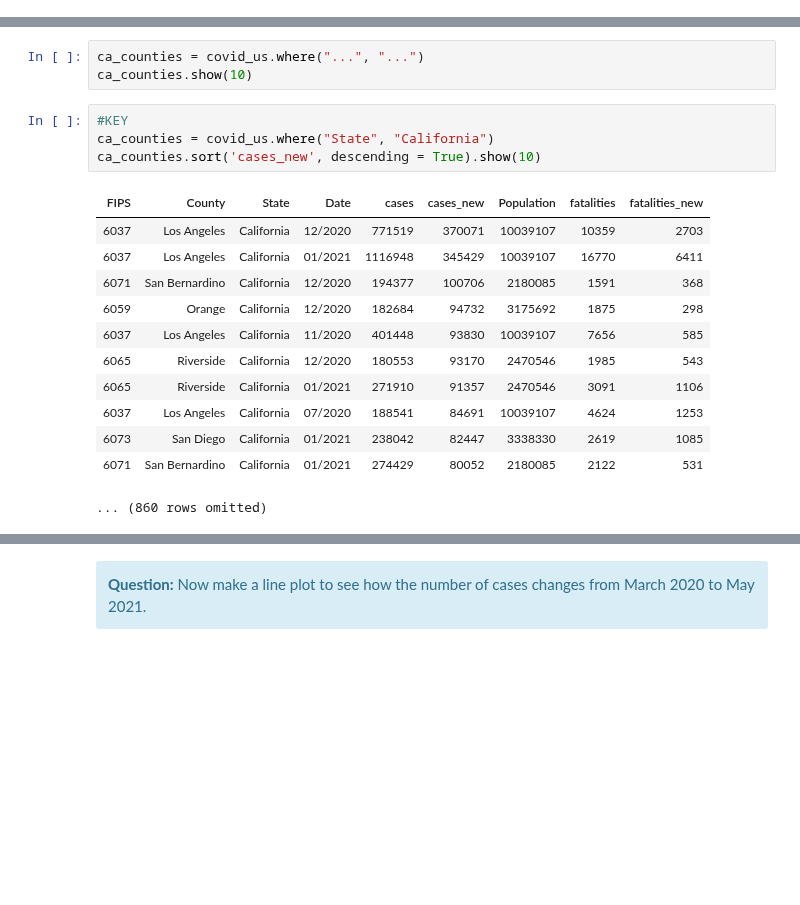
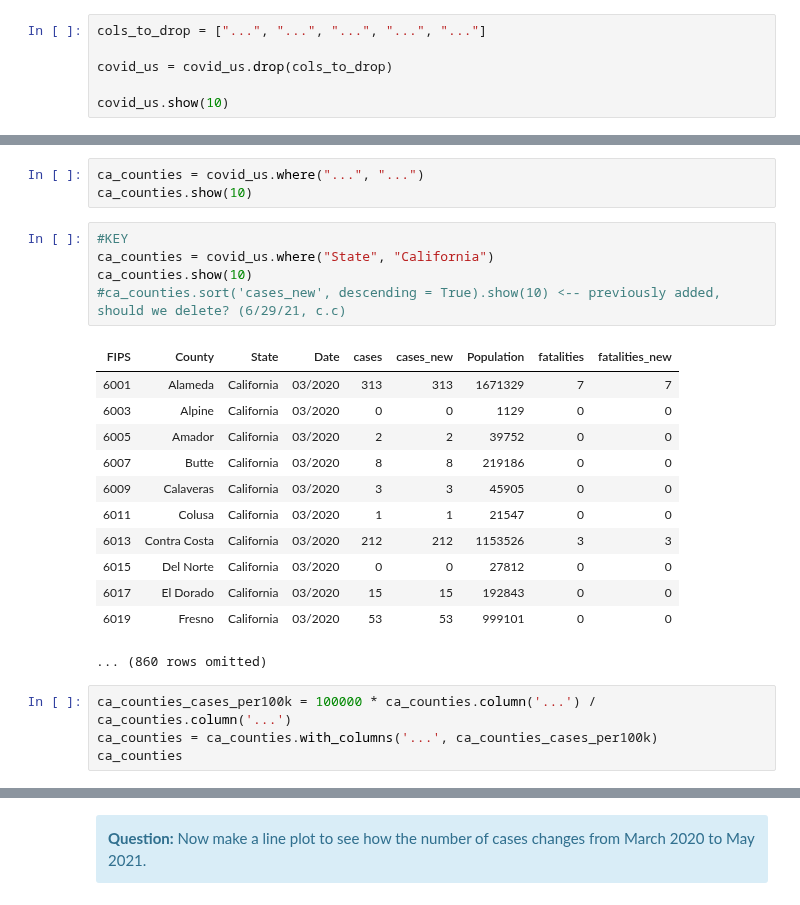
Before and after one commit to ds-modules/BUDS-SU21-Dev, a Jupyter notebook: Project_2/COVID/COVID.ipynb, the cells around one changed output, grey strips where cells are left out. Saved outputs shown, nothing was run; the diff lists cells and outputs as text; blank space fills up the shorter version.

```diff
--- a/Project_2/COVID/COVID.ipynb
+++ b/Project_2/COVID/COVID.ipynb
@@ -193 +204,7 @@ Next week, we will make maps, and then the columns `Lat` and `Long_` will be use
+# %%
+cols_to_drop = ["...", "...", "...", "...", "..."]
+
+covid_us = covid_us.drop(cols_to_drop)
+
+covid_us.show(10)
 # %%
@@ -419,18 +478,23 @@ ca_counties.show(10)
 # %%
 #KEY
 ca_counties = covid_us.where("State", "California")
-ca_counties.sort('cases_new', descending = True).show(10)
+ca_counties.show(10)
+#ca_counties.sort('cases_new', descending = True).show(10) <-- previously added, should we delete? (6/29/21, c.c)
 # %% [output]
 | FIPS | County | State | Date | cases | cases_new | Population | fatalities | fatalities_new |
-| 6037 | Los Angeles | California | 12/2020 | 771519 | 370071 | 10039107 | 10359 | 2703 |
-| 6037 | Los Angeles | California | 01/2021 | 1116948 | 345429 | 10039107 | 16770 | 6411 |
-| 6071 | San Bernardino | California | 12/2020 | 194377 | 100706 | 2180085 | 1591 | 368 |
-| 6059 | Orange | California | 12/2020 | 182684 | 94732 | 3175692 | 1875 | 298 |
-| 6037 | Los Angeles | California | 11/2020 | 401448 | 93830 | 10039107 | 7656 | 585 |
-| 6065 | Riverside | California | 12/2020 | 180553 | 93170 | 2470546 | 1985 | 543 |
-| 6065 | Riverside | California | 01/2021 | 271910 | 91357 | 2470546 | 3091 | 1106 |
-| 6037 | Los Angeles | California | 07/2020 | 188541 | 84691 | 10039107 | 4624 | 1253 |
-| 6073 | San Diego | California | 01/2021 | 238042 | 82447 | 3338330 | 2619 | 1085 |
-| 6071 | San Bernardino | California | 01/2021 | 274429 | 80052 | 2180085 | 2122 | 531 |
+| 6001 | Alameda | California | 03/2020 | 313 | 313 | 1671329 | 7 | 7 |
+| 6003 | Alpine | California | 03/2020 | 0 | 0 | 1129 | 0 | 0 |
+| 6005 | Amador | California | 03/2020 | 2 | 2 | 39752 | 0 | 0 |
+| 6007 | Butte | California | 03/2020 | 8 | 8 | 219186 | 0 | 0 |
+| 6009 | Calaveras | California | 03/2020 | 3 | 3 | 45905 | 0 | 0 |
+| 6011 | Colusa | California | 03/2020 | 1 | 1 | 21547 | 0 | 0 |
+| 6013 | Contra Costa | California | 03/2020 | 212 | 212 | 1153526 | 3 | 3 |
+| 6015 | Del Norte | California | 03/2020 | 0 | 0 | 27812 | 0 | 0 |
+| 6017 | El Dorado | California | 03/2020 | 15 | 15 | 192843 | 0 | 0 |
+| 6019 | Fresno | California | 03/2020 | 53 | 53 | 999101 | 0 | 0 |
 ... (860 rows omitted)
+# %%
+ca_counties_cases_per100k = 100000 * ca_counties.column('...') / ca_counties.column('...')
+ca_counties = ca_counties.with_columns('...', ca_counties_cases_per100k)
+ca_counties
 # %%
```
Also changed, not shown: parts of 27 cells of this notebook.
